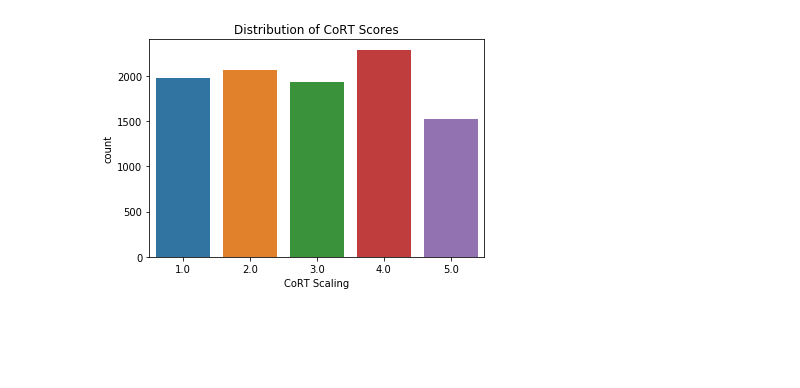
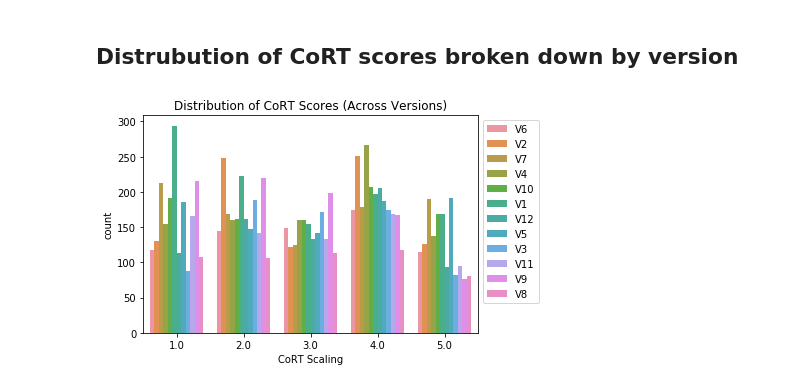
Before and after one commit to sbruinsma1/cort_language, a Jupyter notebook: notebooks/pilot_cort_scaling_gorilla_ana.ipynb, the cells around one changed output. Cells and saved outputs as stored; diff of their text form; code cells hidden in the pictures; blank space fills up the shorter version.

```diff
--- a/notebooks/pilot_cort_scaling_gorilla_ana.ipynb
+++ b/notebooks/pilot_cort_scaling_gorilla_ana.ipynb
@@ -47,0 +66,6 @@ del df_filtered['index']
+# %%
+# Drop Outlier in V8
+df_where_outlier_1 = df_filtered[df_filtered.Participant_Private_ID == 1189080.0]
+print(df_where_outlier_1.index)
+df_refiltered = df_filtered.drop(df_filtered.index[0:178])
+df_refiltered.count
@@ -47,0 +94,6 @@ del df_filtered['index']
+# %%
+# Drop Outlier in V12
+df_where_outlier_2 = df_refiltered[df_refiltered.Participant_Private_ID == 1194659.0]
+print(df_where_outlier_2.index)
+df_final_filtered = df_refiltered.drop(df_filtered.index[9434:9612])
+df_final_filtered.count
@@ -47,0 +122,5 @@ del df_filtered['index']
+# %%
+# Re-Index
+df_final_filtered = df_final_filtered.reset_index()
+del df_final_filtered['index']
+df_final_filtered
@@ -87,7 +165,9 @@ Int64Index([  0,   1,   2,   3,   4,   5,   6,   7,   8,   9,
+# %% [markdown]
+## Distrubution of CoRT scores broken down by version
 # %%
-# Visualize distribution of responses overall
-sns.countplot(x='Response', data=df_filtered)
+ax = sns.countplot(x='Response', hue='counterbalance-mpke', data=df_final_filtered)
+ax.legend(loc='best', bbox_to_anchor=(1,1))
 plt.xlabel('CoRT Scaling')
-plt.title('Distribution of CoRT Scores');
+plt.title('Distribution of CoRT Scores (Across Versions)');
 # %% [output]
-[figure, old version]
+[figure, new version]
```
Also changed, not shown: parts of 18 cells of this notebook.
